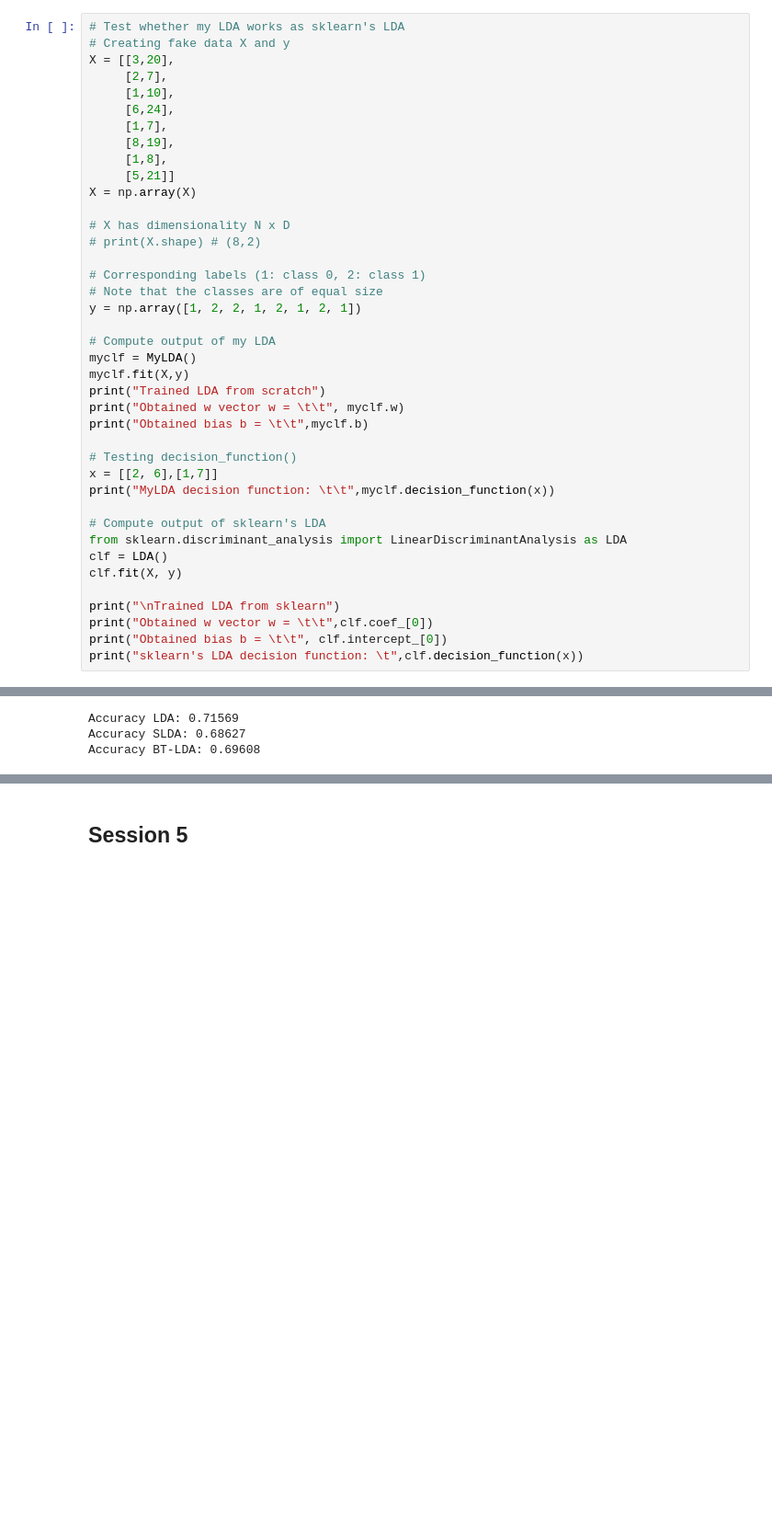
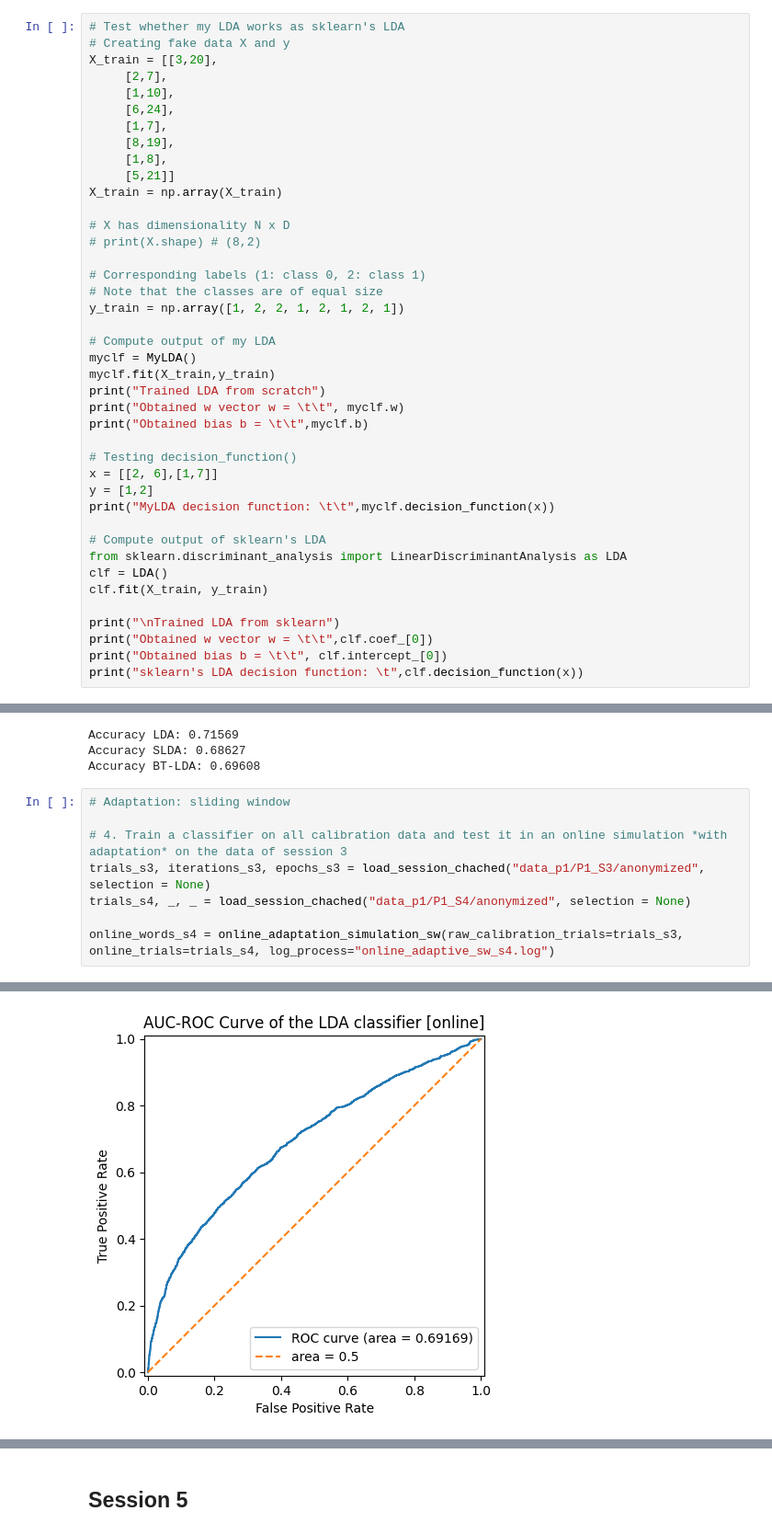
Before and after one commit to sozraheem/thesis_2025, a Jupyter notebook: ERP_analysis_code/patient_pipeline/p1_notebook.ipynb, the cells around one changed output, grey strips where cells are left out. Shown at 92% size. Saved outputs shown, nothing was run; the diff lists cells and outputs as text; blank space fills up the shorter version.

```diff
--- a/ERP_analysis_code/patient_pipeline/p1_notebook.ipynb
+++ b/ERP_analysis_code/patient_pipeline/p1_notebook.ipynb
@@ -1243,7 +1274,7 @@ class MyLDA:
 # %%
 # Test whether my LDA works as sklearn's LDA
 # Creating fake data X and y
-X = [[3,20],
+X_train = [[3,20],
      [2,7],
      [1,10],
      [6,24],
@@ -1251,30 +1282,31 @@ X = [[3,20],
      [8,19],
      [1,8],
      [5,21]]
-X = np.array(X)
+X_train = np.array(X_train)
 
 # X has dimensionality N x D
 # print(X.shape) # (8,2)
 
 # Corresponding labels (1: class 0, 2: class 1)
 # Note that the classes are of equal size
-y = np.array([1, 2, 2, 1, 2, 1, 2, 1])
+y_train = np.array([1, 2, 2, 1, 2, 1, 2, 1])
 
 # Compute output of my LDA
 myclf = MyLDA()
-myclf.fit(X,y)
+myclf.fit(X_train,y_train)
 print("Trained LDA from scratch")
 print("Obtained w vector w = \t\t", myclf.w)
 print("Obtained bias b = \t\t",myclf.b)
 
 # Testing decision_function()
 x = [[2, 6],[1,7]]
+y = [1,2]
 print("MyLDA decision function: \t\t",myclf.decision_function(x))
 
 # Compute output of sklearn's LDA
 from sklearn.discriminant_analysis import LinearDiscriminantAnalysis as LDA
 clf = LDA()
-clf.fit(X, y)
+clf.fit(X_train, y_train)
 
 print("\nTrained LDA from sklearn")
 print("Obtained w vector w = \t\t",clf.coef_[0])
@@ -1542,3 +1636,12 @@ trial 101/102
 Accuracy LDA: 0.71569
 Accuracy SLDA: 0.68627
 Accuracy BT-LDA: 0.69608
+# %%
+# Adaptation: sliding window
+
+# 4. Train a classifier on all calibration data and test it in an online simulation *with adaptation* on the data of session 3
+trials_s3, iterations_s3, epochs_s3 = load_session_chached("data_p1/P1_S3/anonymized", selection = None)
+trials_s4, _, _ = load_session_chached("data_p1/P1_S4/anonymized", selection = None)
+
+online_words_s4 = online_adaptation_simulation_sw(raw_calibration_trials=trials_s3, online_trials=trials_s4, log_process="online_adaptive_sw_s4.log")
+# %% [output]
@@ -1544,0 +1665 @@ Accuracy BT-LDA: 0.69608
+[figure, added]
```
Also changed, not shown: parts of 13 cells of this notebook, 2 other files.
